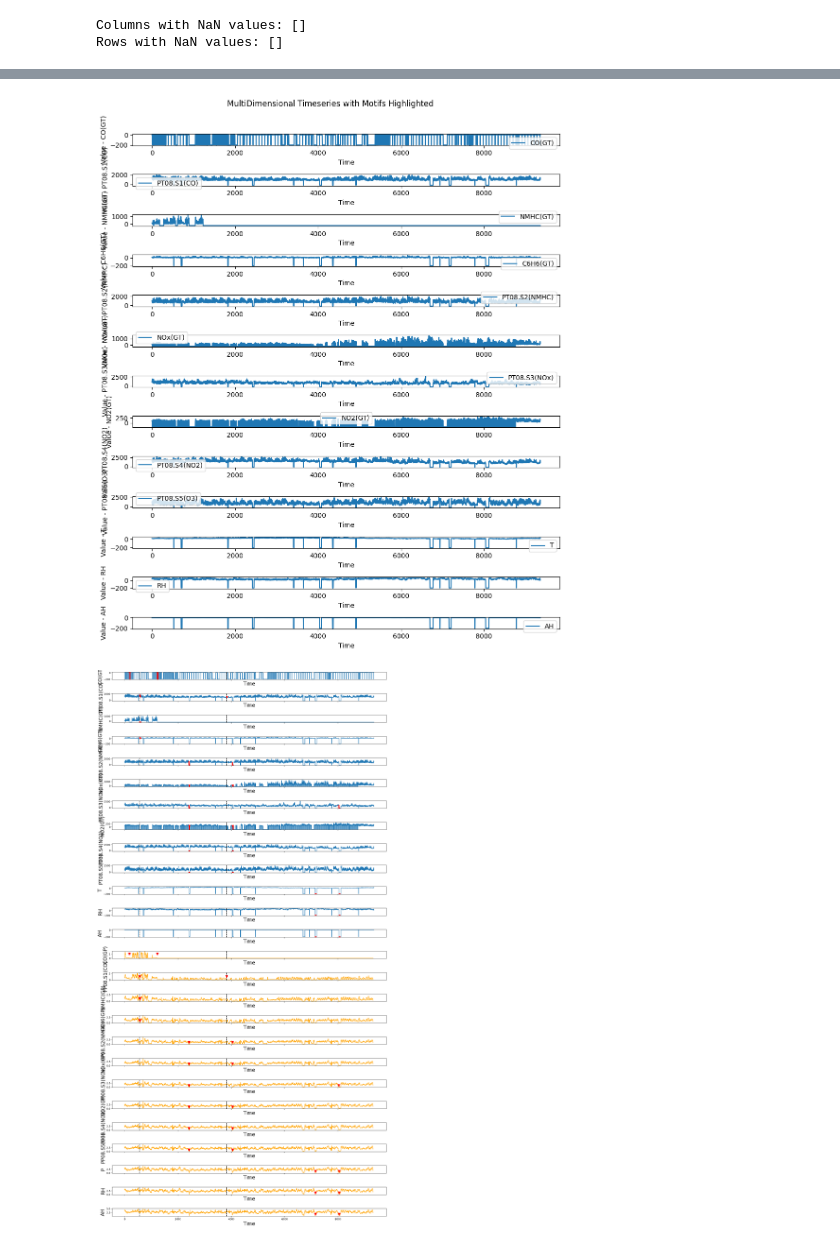
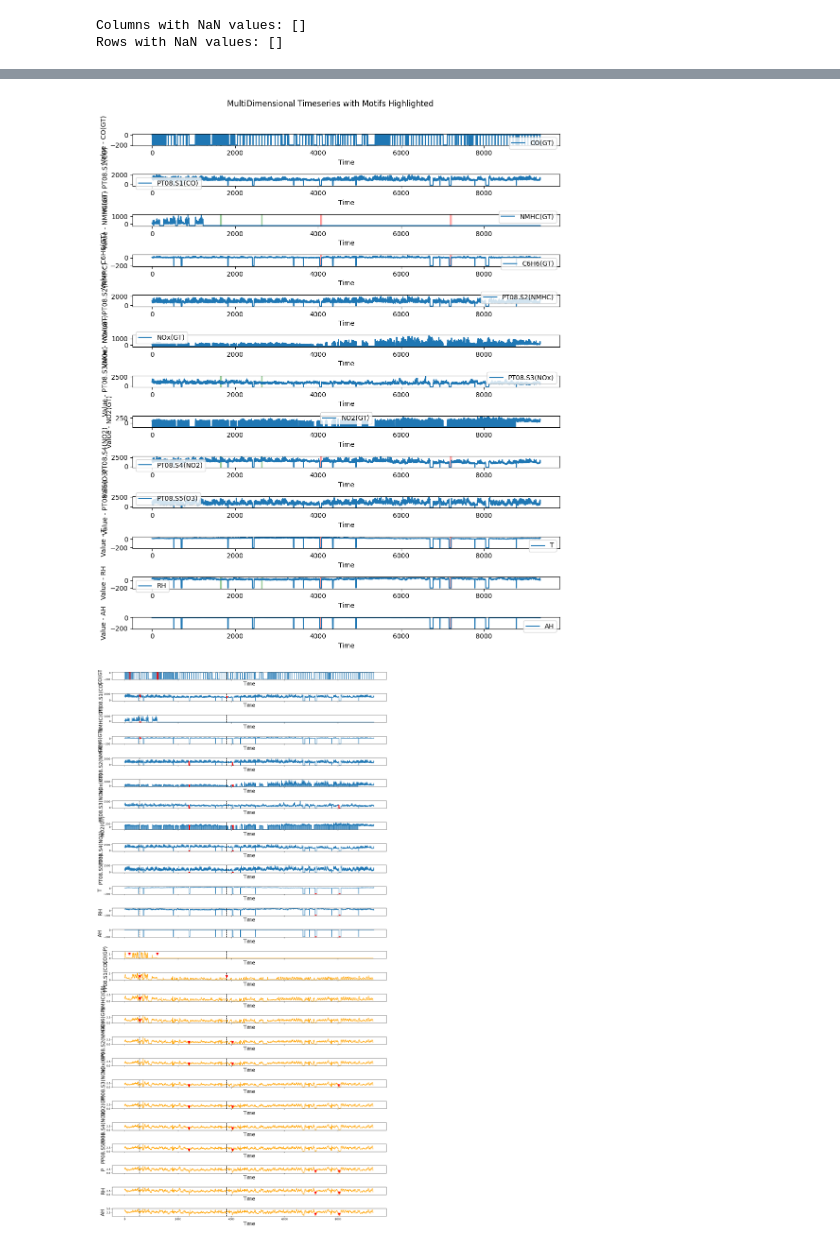
Before and after one commit to aidaLabDEI/LEIT-motifs, a Jupyter notebook: Motif_Discovery.ipynb, the cells around one changed output, grey strips where cells are left out. Saved outputs shown, nothing was run; the diff lists cells and outputs as text; code cells hidden in the pictures.

```diff
--- a/Motif_Discovery.ipynb
+++ b/Motif_Discovery.ipynb
@@ -95,6 +95,16 @@ def find_collisions(lsh, query_signature):
 def truncate(arr, cut):
   arr = arr[:len(arr)-1]
   return arr
+
+def process_subsequence(i, subsequence, mean_container, std_container, rp):
+    hashed_sub = []
+    mean_container[i] = np.mean(subsequence, axis=0)
+    std_held = np.std(subsequence, axis=0)
+    std_container[i] = np.where(std_held == 0, 0.00001, std_held)
+    subsequence_n = (subsequence - mean_container[i]) / std_container[i]
+    for rp_temp in rp:
+        hashed_sub.append(np.apply_along_axis(euclidean_hash, 0, subsequence_n, rp_temp))
+    return subsequence, hashed_sub
 # %%
 #@title 1 Parallel S-RP-MP
 def projection_cycle(i, all_indices_sets, subsequences, hashed_mat, top, dist_comp, window, lsh_threshold, lock):
@@ -276,8 +286,8 @@ def minhash_cycle(i, subsequences, hash_mat, k, lsh_threshold, K):
                 minhash_sig = minhash_signature(projected_subsequence, minhash_seed, 32)
                 minhash_signatures.append(minhash_sig)
             '''
-            lsh = MinHashLSH(threshold=lsh_threshold, num_perm=16)
-            for ik, signature in enumerate(MinHash.generator(np.ascontiguousarray(pj_ts), num_perm=16, seed=minhash_seed)):
+            lsh = MinHashLSH(threshold=lsh_threshold, num_perm=int(K/2))
+            for ik, signature in enumerate(MinHash.generator(np.ascontiguousarray(pj_ts), num_perm=int((K)/2), seed=minhash_seed)):
                 minhash_signatures.append(signature)
                 lsh.insert(ik, signature)
             # Find collisions
@@ -381,7 +391,7 @@ def pmotif_find2(time_series, window, projection_iter, k, project_comp, bin_widt
       engine = Engine(window, lshashes=[rps])
       rp.append(rps)
       engines.append(engine)
-
+    '''
     for i in range(len(time_series) - window + 1):
         hashed_sub = []
         subsequence = time_series[i:i + window]
@@ -398,7 +408,19 @@ def pmotif_find2(time_series, window, projection_iter, k, project_comp, bin_widt
           hashed_sub.append(np.apply_along_axis(euclidean_hash, 0, subsequence, rp_temp))
         # Insert into the matrix at the corresponding row
         hash_mat.append(hashed_sub)
-
+    '''
+    hash_mat = []
+    with ThreadPoolExecutor(max_workers=None) as executor:
+      results = list(executor.map(
+          process_subsequence,
+          range(len(time_series) - window + 1),
+          [time_series[i:i + window] for i in range(len(time_series) - window + 1)],
+          [mean_container] * (len(time_series) - window + 1),
+          [std_container] * (len(time_series) - window + 1),
+          [rp] * (len(time_series) - window + 1)
+      ))
+    subsequences = [result[0] for result in results]
+    hash_mat = [result[1] for result in results]
     windowed_ts = WindowedTS(subsequences, window, mean_container, std_container)
 
     #hash_mat = list(map(list, zip(*hash_mat)))
@@ -685,7 +707,7 @@ ts_test = df.to_numpy()
 
 # Set parameters
 window_size = 30
-lsh_threshold = 0.80
+lsh_threshold = 0.50
 projection_iter = 3
 k = 3
 proj= 2
@@ -862,6 +886,6 @@ k = 3
 proj= 2
 colors = ["red", "green", "blue", "pink", "cyan", "yellow", "orange", "gray", "purple"]
 
-motifs, distance_comp = pmotif_find3(X_p, window_size, projection_iter, k, proj, 10,lsh_threshold, 3, 32)
+motifs, distance_comp = pmotif_find2(X_p, window_size, projection_iter, k, proj, 10,lsh_threshold, 10, 32)
 print(distance_comp)
 # %% [output]
@@ -906,23 +908,23 @@ KeyboardInterrupt:
 # %%
-#motifs = motifs.queue
+motifs = motifs.queue
 fig, axs = plt.subplots(13, 1, figsize=(10, 12))
 for i, dimension in enumerate(X.columns):
     axs[i].plot(X[dimension], label=dimension)
     axs[i].set_xlabel("Time")
     axs[i].set_ylabel(f"Value - {dimension}")
     axs[i].legend()
 
     for idx, motif in enumerate(motifs):
         # Highlight the motifs in all dimensions
         for m in motif[1][1]:
-          if motif[1][2] == i:
+          if i in motif[1][2][0]:
             axs[i].axvspan(m, m + window_size, color=colors[idx], alpha=0.3)
 
 plt.suptitle("MultiDimensional Timeseries with Motifs Highlighted")
 plt.tight_layout(rect=[0, 0, 1, 0.96])
 plt.show()
 # %% [output]
-[figure, old version]
+[figure, new version]
 # %%
 motifs_idx = np.argmin(matrix_profile, axis=1)
 nn_idx = matrix_profile_idx[np.arange(len(motifs_idx)), motifs_idx]
```
Also changed, not shown: parts of 3 cells of this notebook.
